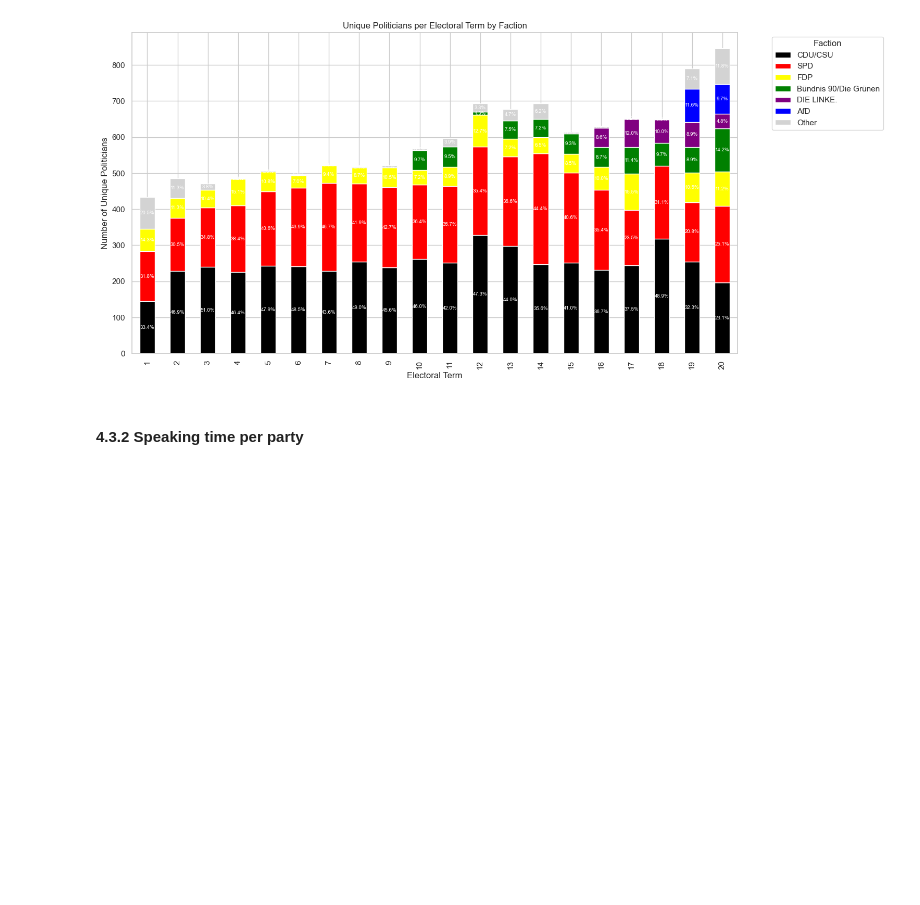
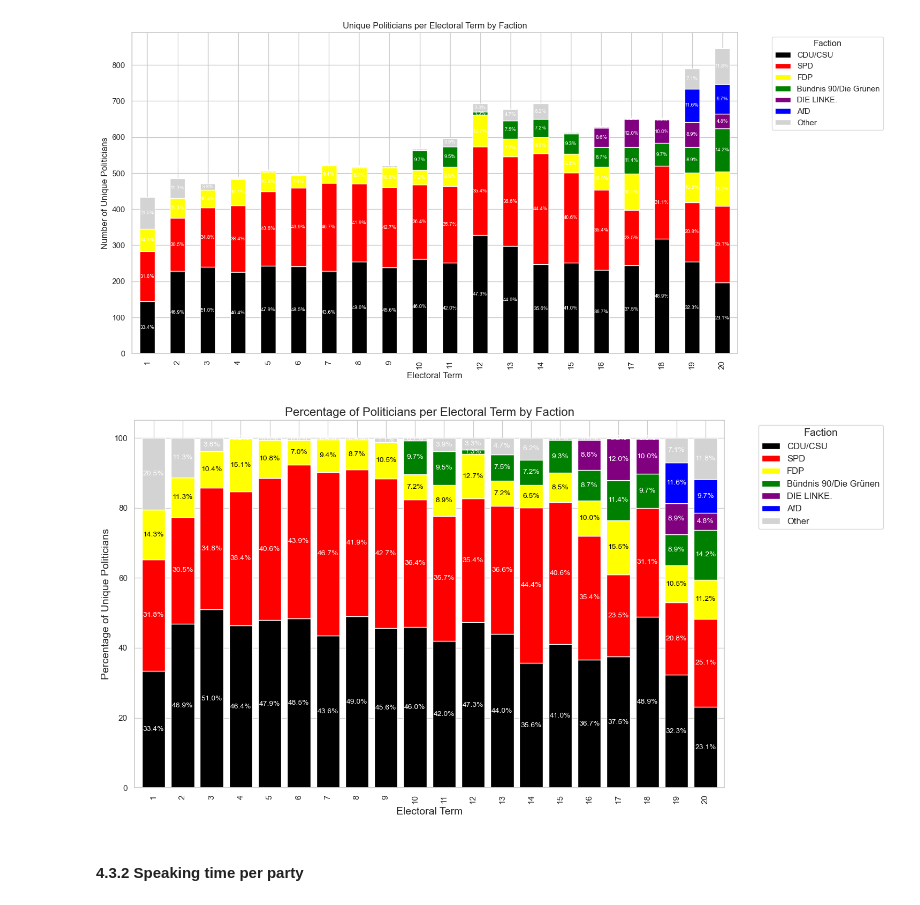
Before and after one commit to committopush/Thesis, a Jupyter notebook: Data_Cleaning_v4.ipynb, the cells around one changed output. Drawn from its saved outputs; the diff is of its cells as text; code cells hidden in the pictures; blank space fills up the shorter version.

```diff
--- a/Data_Cleaning_v4.ipynb
+++ b/Data_Cleaning_v4.ipynb
@@ -796,6 +798,6 @@ contributions_df.to_pickle('contributions_df.pkl')
 ## 3. Feature enriching
 # %%
 # Load from pickle
-content_df = pd.read_pickle('content_df.pkl')
+'''content_df = pd.read_pickle('content_df.pkl')
 politicians_df = pd.read_pickle('politicians_df.pkl')
-contributions_df = pd.read_pickle('contributions_df.pkl')
+contributions_df = pd.read_pickle('contributions_df.pkl')'''
@@ -802,5 +806,6 @@ contributions_df = pd.read_pickle('contributions_df.pkl')
 # %%
 content_df_features = content_df.copy()
+politicians_df = politicians.copy()
 
 #speech length
 content_df_features['speech_length'] = content_df_features['speech_content'].str.len()
@@ -1163,6 +1166,77 @@ for i, term in enumerate(unique_politicians_per_faction.index):
 plt.show()
 # %% [output]
 [figure]
+# %%
+color_map = {
+    'CDU/CSU': 'black',
+    'SPD': 'red',
+    'FDP': 'yellow',
+    'Bündnis 90/Die Grünen': 'green',
+    'DIE LINKE.': 'purple',
+    'AfD': 'blue',
+}
+
+# Create a new dataframe, mark all factions that are not in the color map as 'Other'
+content_df_factions = content_df_features.copy()
+content_df_factions['faction'] = content_df_factions['faction'].apply(lambda x: x if x in color_map else 'Other')
+
+# Create a pivot table to count unique politician IDs per electoral term and faction
+unique_politicians_per_faction = content_df_factions.pivot_table(
+    index='electoral_term',
+    columns='faction',
+    values='politician_id',
+    aggfunc=pd.Series.nunique,
+    fill_value=0
+)
+
+# Sort factions by the total number across all terms
+unique_politicians_per_faction = unique_politicians_per_faction[unique_politicians_per_faction.sum().sort_values(ascending=False).index]
+
+# Always keep 'Other' at the bottom
+unique_politicians_per_faction = unique_politicians_per_faction[
+    [x for x in unique_politicians_per_faction.columns if x != 'Other'] + ['Other']
+]
+
+# Normalize each row to sum to 100% (convert counts to percentages)
+unique_politicians_percent = unique_politicians_per_faction.div(unique_politicians_per_faction.sum(axis=1), axis=0) * 100
+
+
+# Plot the stacked bar chart with updated font color settings
+fig, ax = plt.subplots(figsize=(15, 8))
+unique_politicians_percent.plot(
+    kind='bar',
+    stacked=True,
+    color=[color_map.get(x, 'lightgrey') for x in unique_politicians_percent.columns],
+    ax=ax,
+    width=0.8
+)
+
+# Add title and labels with increased font size
+plt.title('Percentage of Politicians per Electoral Term by Faction', fontsize=16)
+plt.xlabel('Electoral Term', fontsize=14)
+plt.ylabel('Percentage of Unique Politicians', fontsize=14)
+plt.legend(title='Faction', bbox_to_anchor=(1.05, 1), loc='upper left', fontsize=12, title_fontsize=14)
+
+# Add percentages to each bar segment with font color adjustments
+for i, term in enumerate(unique_politicians_percent.index):
+    cumulative = 0
+    for faction, percentage in unique_politicians_percent.loc[term].items():
+        if percentage > 0:
+            # Set label color: black for FDP, white for others
+            text_color = 'black' if faction == 'FDP' else 'white'
+            ax.text(
+                i, cumulative + percentage / 2,  # Place text in the middle of the bar segment
+                f"{percentage:.1f}%",
+                ha='center', va='center', fontsize=10, color=text_color
+            )
+            cumulative += percentage
+
+# Adjust layout and display the chart
+plt.tight_layout()
+plt.savefig('percentage_politicians_per_electoral_term_by_faction.png', format='png', dpi=300, bbox_inches='tight')
+plt.show()
+# %% [output]
+[figure, added]
 # %% [markdown]
 #### 4.3.2 Speaking time per party
 # %%
```
Also changed, not shown: parts of 14 cells of this notebook.
